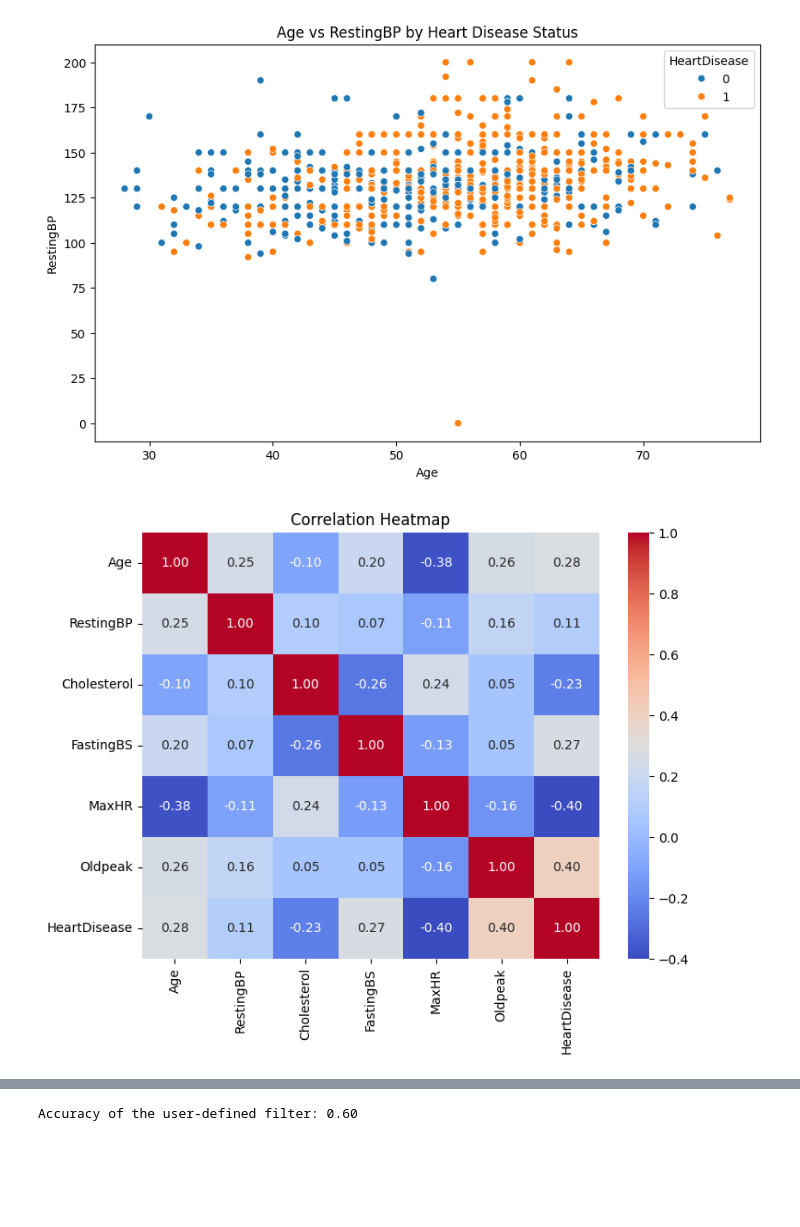
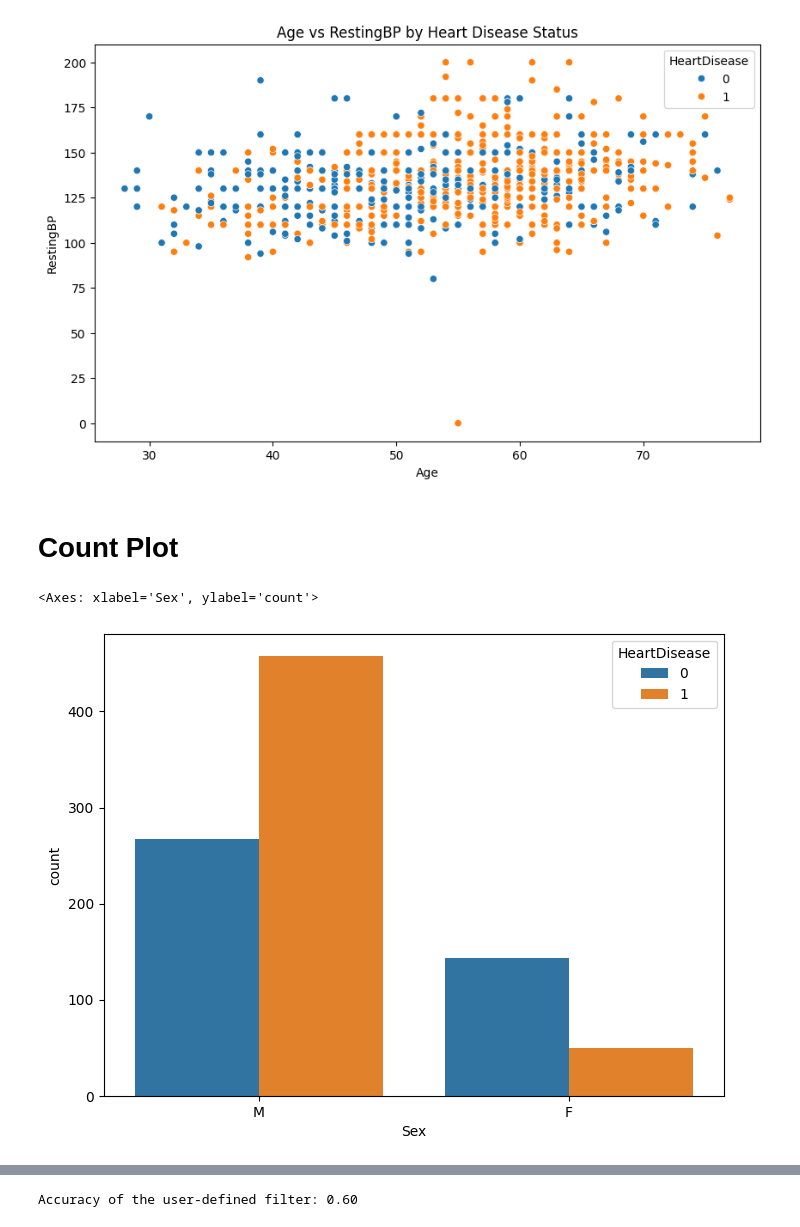
Before and after one commit to Habtom1999/Data-Analytics-Capstone, a Jupyter notebook: Data Preparation.ipynb, the cells around one changed output, grey strips where cells are left out. Drawn from its saved outputs; the diff is of its cells as text; code cells hidden in the pictures; blank space fills up the shorter version.

```diff
--- a/Data Preparation.ipynb
+++ b/Data Preparation.ipynb
@@ -260,11 +274,13 @@ plt.title("Age vs RestingBP by Heart Disease Status")
 plt.show()
 # %% [output]
 [figure]
-# %%
-df_numeric = df.select_dtypes(include=[np.number]).dropna()
-plt.figure(figsize=(8, 6))
-sns.heatmap(df_numeric.corr(), annot=True, cmap='coolwarm', fmt=".2f")
-plt.title("Correlation Heatmap")
-plt.show()
-# %% [output]
-[figure, removed]
+# %% [markdown]
+# Count Plot
+# %%
+import seaborn as sns
+
+# Plot the count plot with corrected syntax
+sns.countplot(x='Sex', hue='HeartDisease', data=df)
+# %% [output]
+<Axes: xlabel='Sex', ylabel='count'>
+[figure, added]
```
Also changed, not shown: parts of 4 cells of this notebook.
